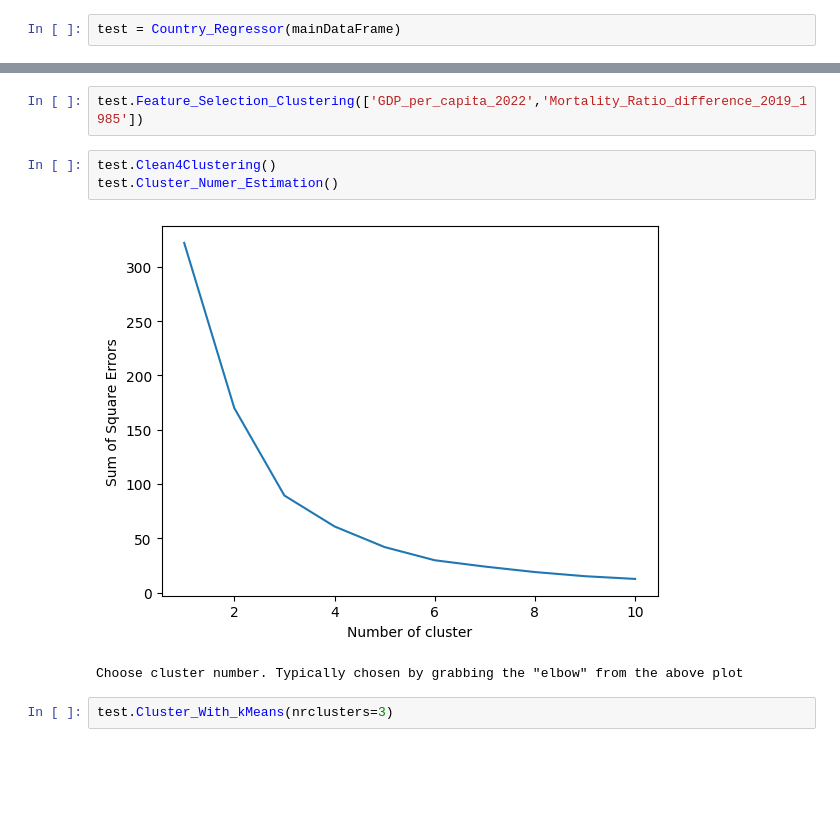
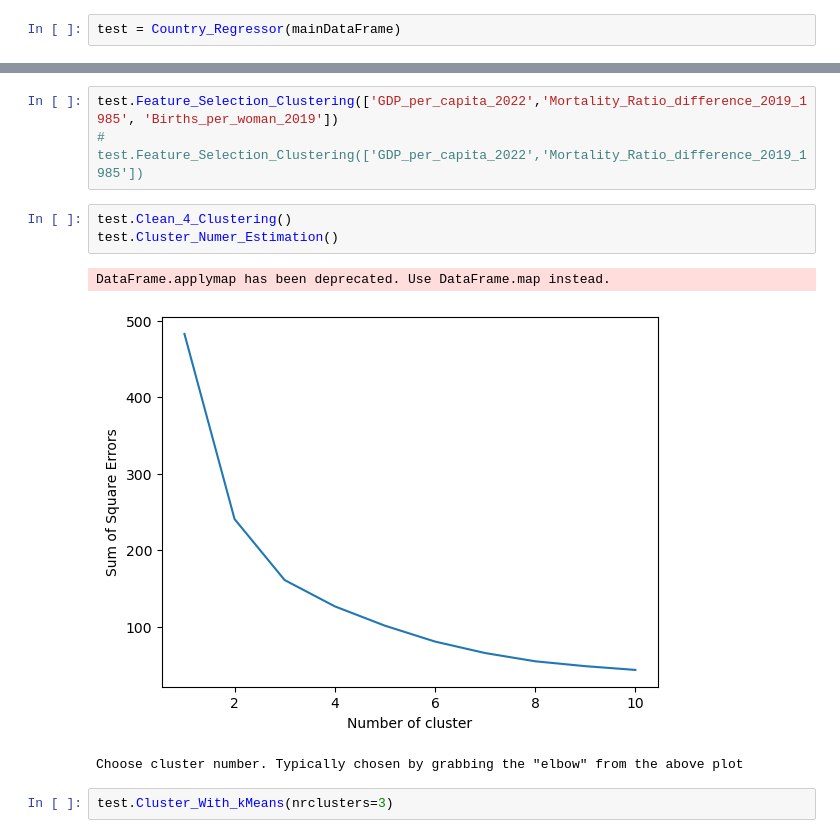
Before and after one commit to MariaStefaniak/SurvivalAtBirth_Global, a Jupyter notebook: Data_Organization/Python_Scripts/SecondDraftFinalNotebook.ipynb, the cells around one changed output, grey strips where cells are left out. Drawn from its saved outputs; the diff is of its cells as text; blank space fills up the shorter version.

```diff
--- a/Data_Organization/Python_Scripts/SecondDraftFinalNotebook.ipynb
+++ b/Data_Organization/Python_Scripts/SecondDraftFinalNotebook.ipynb
@@ -375,12 +387,14 @@ Index(['Births_per_woman_2019', 'Population_Density_2010',
       dtype='object')
 # %%
-test.Feature_Selection_Clustering(['GDP_per_capita_2022','Mortality_Ratio_difference_2019_1985'])
+test.Feature_Selection_Clustering(['GDP_per_capita_2022','Mortality_Ratio_difference_2019_1985', 'Births_per_woman_2019'])
+# test.Feature_Selection_Clustering(['GDP_per_capita_2022','Mortality_Ratio_difference_2019_1985'])
 # %%
-test.Clean4Clustering()
+test.Clean_4_Clustering()
 test.Cluster_Numer_Estimation()
 # %% [output]
+DataFrame.applymap has been deprecated. Use DataFrame.map instead.
-[figure, old version]
+[figure, new version]
-Choose cluster number. Typically chosen by grabbing the "elbow" from the above plot
+Choose cluster number. Typically chosen by grabbing the "elbow" from the above plot
 # %%
 test.Cluster_With_kMeans(nrclusters=3)
 # %%
```
Also changed, not shown: parts of 15 cells of this notebook.
